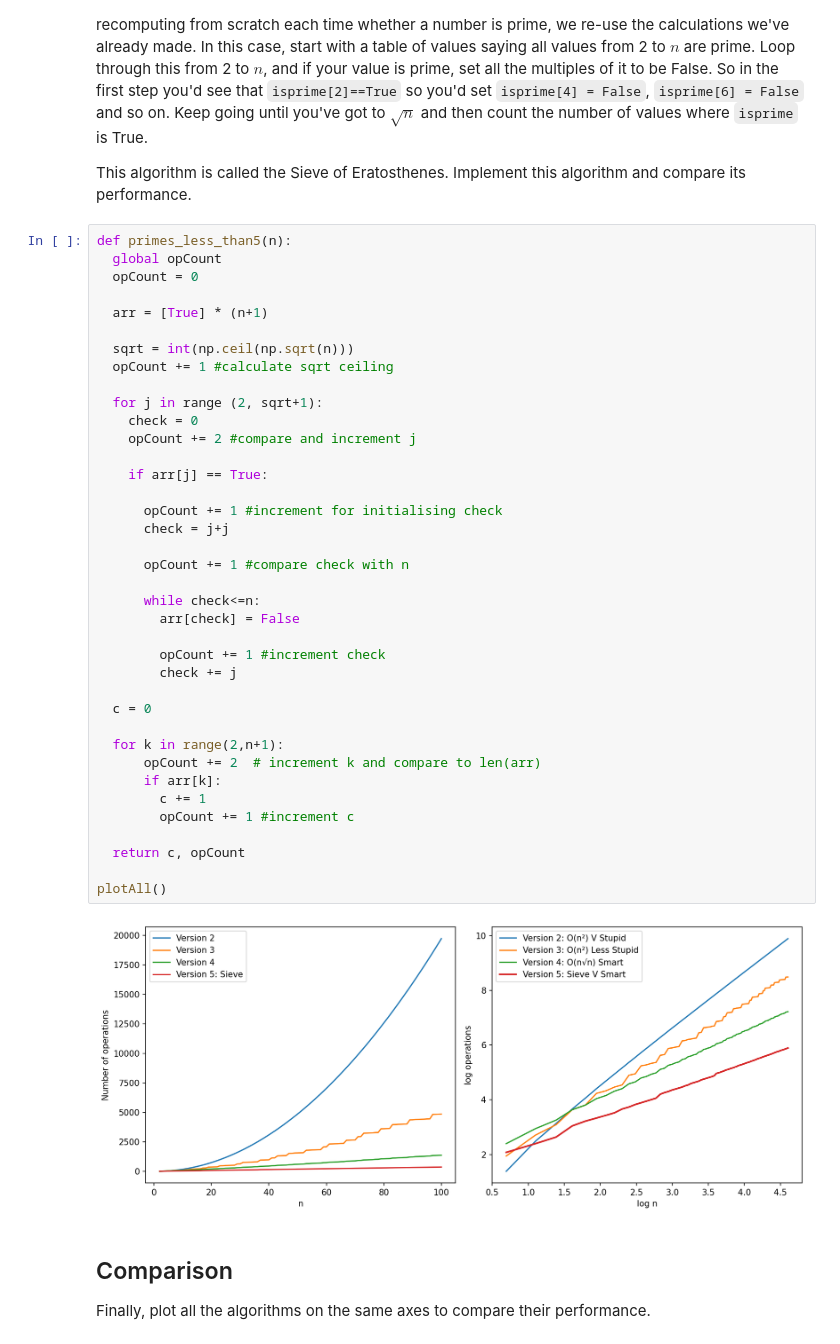
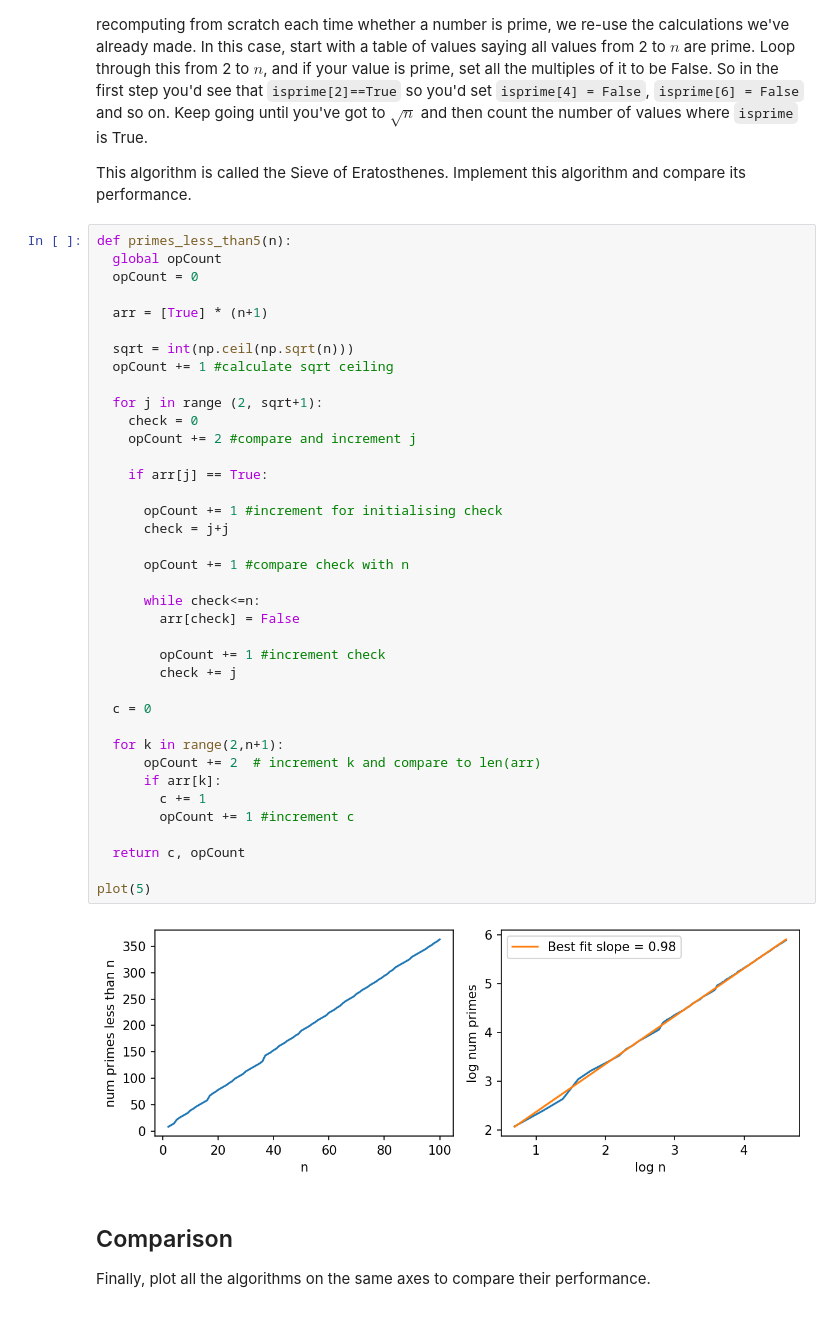
Before and after one commit to adil-shah05/discreteMafs, a Jupyter notebook: week-2-class.ipynb, the cells around one changed output. Drawn from its saved outputs; the diff is of its cells as text.

```diff
--- a/week-2-class.ipynb
+++ b/week-2-class.ipynb
@@ -270,35 +273,35 @@ def primes_less_than5(n):
   opCount += 1 #calculate sqrt ceiling
 
   for j in range (2, sqrt+1):
     check = 0
     opCount += 2 #compare and increment j
 
     if arr[j] == True:
 
       opCount += 1 #increment for initialising check
       check = j+j
 
       opCount += 1 #compare check with n
 
       while check<=n:
         arr[check] = False
 
         opCount += 1 #increment check
         check += j
 
   c = 0
 
   for k in range(2,n+1):
       opCount += 2  # increment k and compare to len(arr)
       if arr[k]:
         c += 1
         opCount += 1 #increment c
 
   return c, opCount
 
-plotAll()
+plot(5)
 # %% [output]
-[figure, old version]
+[figure, new version]
 # %% [markdown]
 ## Comparison
 
```
Also changed, not shown: parts of 2 cells of this notebook.
